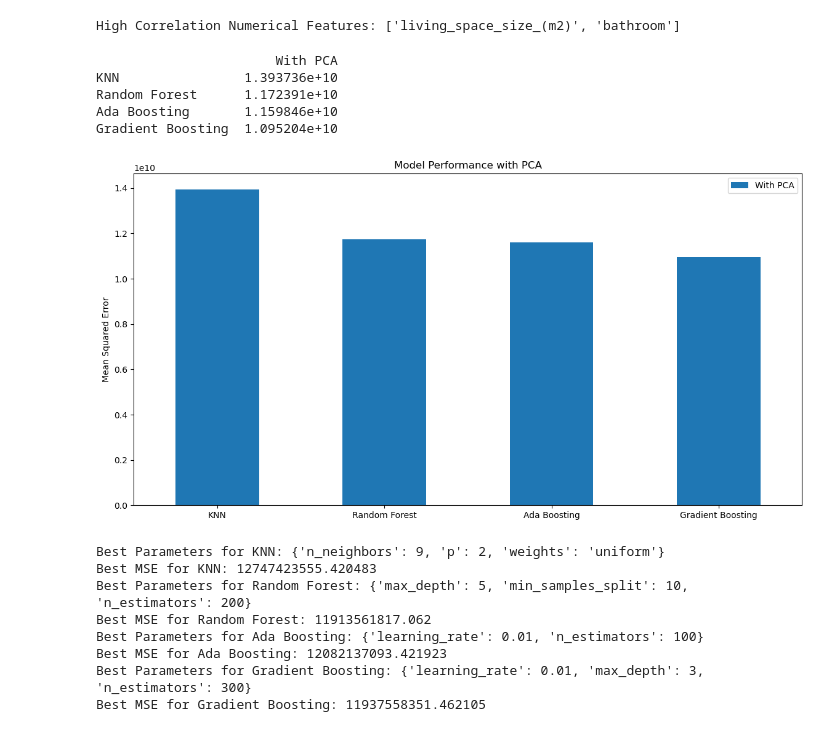
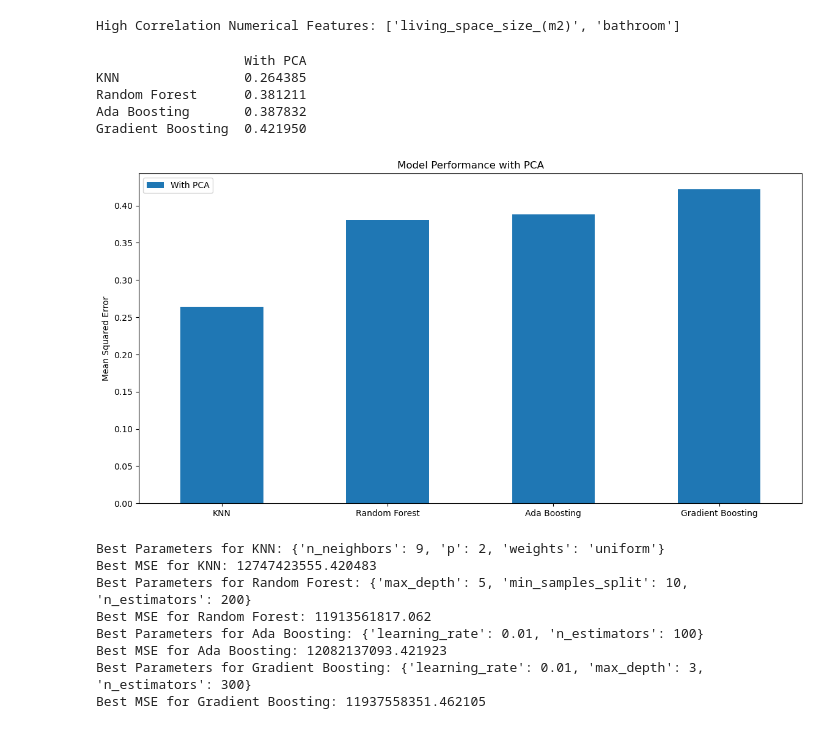
Before and after one commit to RosaEvasari/Machine_Learning_Project, a Jupyter notebook: categorical+numerical/main2nd.ipynb, the cells around one changed output. Drawn from its saved outputs; the diff is of its cells as text; code cells hidden in the pictures.

```diff
--- a/categorical+numerical/main2nd.ipynb
+++ b/categorical+numerical/main2nd.ipynb
@@ -80,6 +80,8 @@ X_train_pca, X_test_pca, y_train_pca, y_test_pca = train_test_split(X_pca, y, te
 from sklearn.neighbors import KNeighborsRegressor
 from sklearn.ensemble import RandomForestRegressor, AdaBoostRegressor, GradientBoostingRegressor
 from sklearn.metrics import mean_squared_error
+from sklearn.metrics import mean_absolute_error
+from sklearn.metrics import r2_score
 
 # Define models
 models = {
@@ -95,7 +97,7 @@ def train_and_evaluate(models, X_train, X_test, y_train, y_test):
     for name, model in models.items():
         model.fit(X_train, y_train)
         y_pred = model.predict(X_test)
-        mse = mean_squared_error(y_test, y_pred)
+        mse = r2_score(y_test, y_pred)
         results[name] = mse
     return results
 
@@ -193,6 +195,8 @@ X_train_pca, X_test_pca, y_train_pca, y_test_pca = train_test_split(X_pca, y, te
 from sklearn.neighbors import KNeighborsRegressor
 from sklearn.ensemble import RandomForestRegressor, AdaBoostRegressor, GradientBoostingRegressor
 from sklearn.metrics import mean_squared_error
+from sklearn.metrics import mean_absolute_error
+from sklearn.metrics import r2_score
 
 # Define models
 models = {
@@ -204,40 +208,40 @@ models = {
 
 # Function to train and evaluate models
 def train_and_evaluate(models, X_train, X_test, y_train, y_test):
     results = {}
     for name, model in models.items():
         model.fit(X_train, y_train)
         y_pred = model.predict(X_test)
-        mse = mean_squared_error(y_test, y_pred)
+        mse = r2_score(y_test, y_pred)
         results[name] = mse
     return results
 
 # Train and evaluate models with PCA
 results_pca = train_and_evaluate(models, X_train_pca, X_test_pca, y_train_pca, y_test_pca)
 
 # Create a DataFrame to compare results
 results_df_pca = pd.DataFrame({
     'With PCA': results_pca
 })
 
 # Display the results
 print(results_df_pca)
 
 # Optional: Plot the results
 import matplotlib.pyplot as plt
 
 results_df_pca.plot(kind='bar', figsize=(14, 7))
 plt.title('Model Performance with PCA')
 plt.ylabel('Mean Squared Error')
 plt.xticks(rotation=0)
 plt.show()
 # %% [output]
-                       With PCA
-KNN                1.393736e+10
-Random Forest      1.172391e+10
-Ada Boosting       1.159846e+10
-Gradient Boosting  1.095204e+10
+                   With PCA
+KNN                0.264385
+Random Forest      0.381211
+Ada Boosting       0.387832
+Gradient Boosting  0.421950
-[figure, old version]
+[figure, new version]
 # %%
 from sklearn.model_selection import GridSearchCV
 
```
Also changed, not shown: parts of 1 cell of this notebook, 5 other files.
